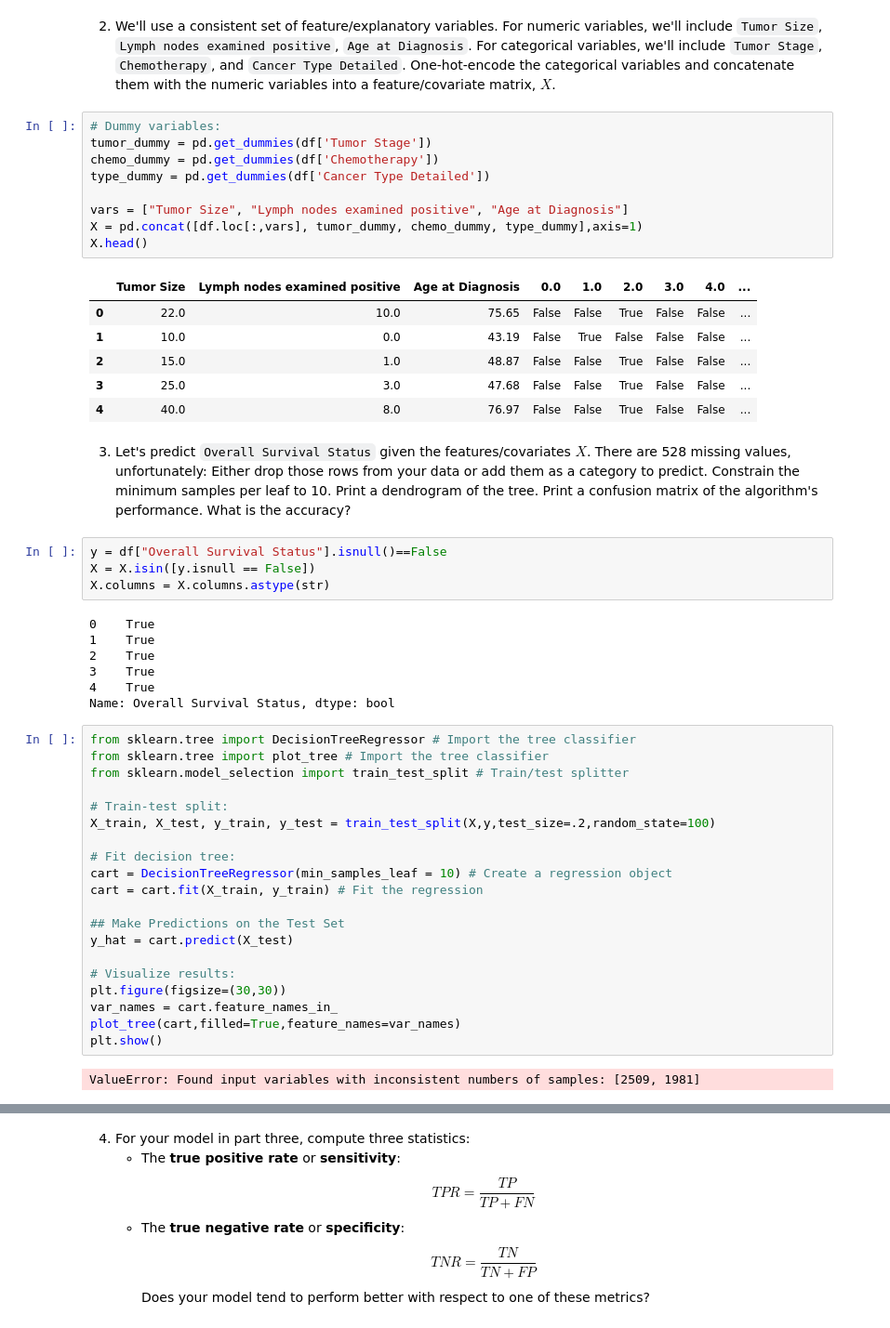
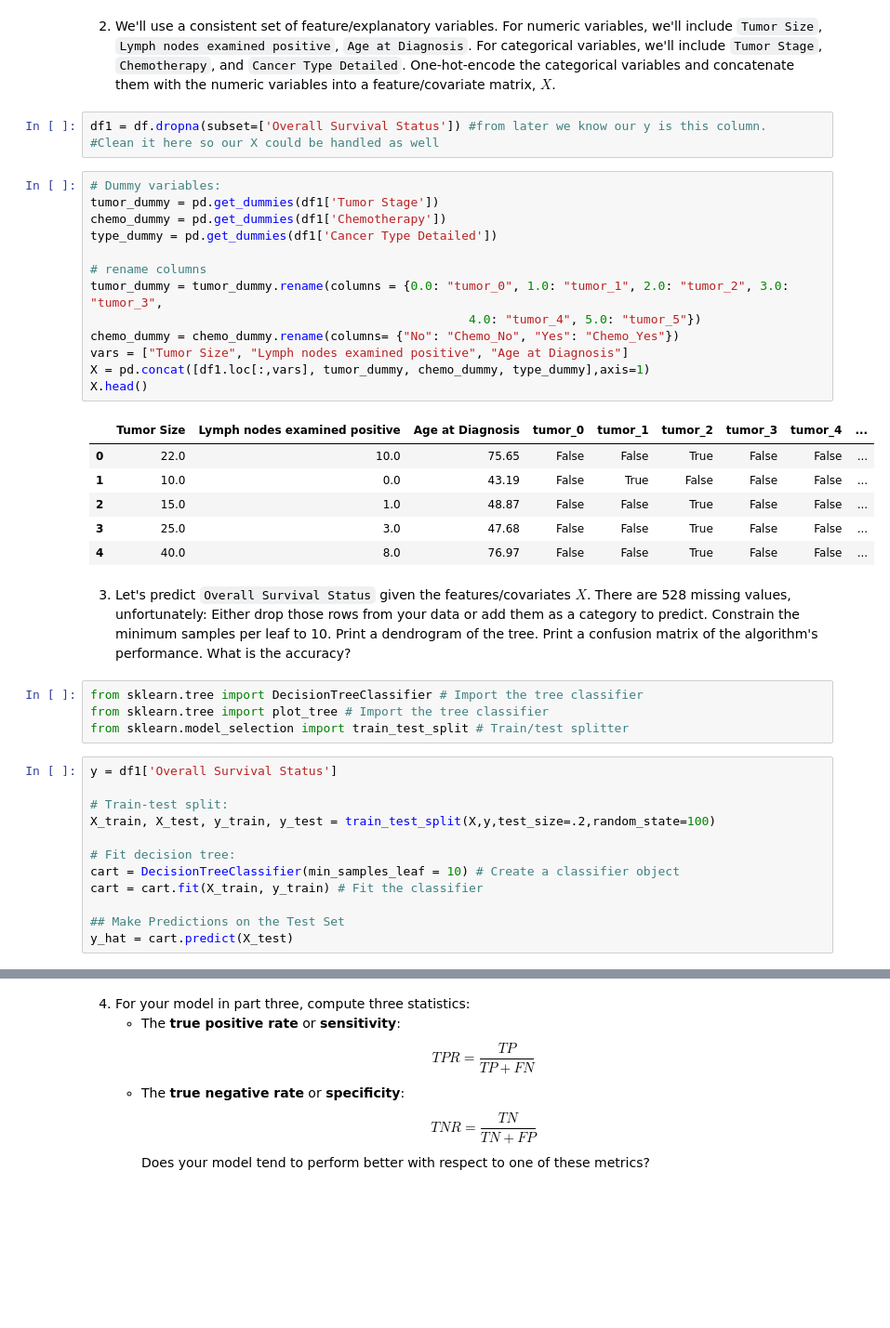
Before and after one commit to xec9cp/trees_assignment, a Jupyter notebook: assignment.ipynb, the cells around one changed output, grey strips where cells are left out. Shown at 93% size. Drawn from its saved outputs; the diff is of its cells as text; blank space fills up the shorter version.

```diff
--- a/assignment.ipynb
+++ b/assignment.ipynb
@@ -50,17 +50,24 @@ df.head()
 5 rows × 34 columns
 # %% [markdown]
 2.  We'll use a consistent set of feature/explanatory variables. For numeric variables, we'll include `Tumor Size`, `Lymph nodes examined positive`, `Age at Diagnosis`. For categorical variables, we'll include `Tumor Stage`, `Chemotherapy`, and `Cancer Type Detailed`. One-hot-encode the categorical variables and concatenate them with the numeric variables into a feature/covariate matrix, $X$.
+# %%
+df1 = df.dropna(subset=['Overall Survival Status']) #from later we know our y is this column.
+#Clean it here so our X could be handled as well
 # %%
 # Dummy variables:
-tumor_dummy = pd.get_dummies(df['Tumor Stage'])
-chemo_dummy = pd.get_dummies(df['Chemotherapy'])
-type_dummy = pd.get_dummies(df['Cancer Type Detailed'])
+tumor_dummy = pd.get_dummies(df1['Tumor Stage'])
+chemo_dummy = pd.get_dummies(df1['Chemotherapy'])
+type_dummy = pd.get_dummies(df1['Cancer Type Detailed'])
 
+# rename columns
+tumor_dummy = tumor_dummy.rename(columns = {0.0: "tumor_0", 1.0: "tumor_1", 2.0: "tumor_2", 3.0: "tumor_3",
+                                                    4.0: "tumor_4", 5.0: "tumor_5"})
+chemo_dummy = chemo_dummy.rename(columns= {"No": "Chemo_No", "Yes": "Chemo_Yes"})
 vars = ["Tumor Size", "Lymph nodes examined positive", "Age at Diagnosis"]
-X = pd.concat([df.loc[:,vars], tumor_dummy, chemo_dummy, type_dummy],axis=1)
+X = pd.concat([df1.loc[:,vars], tumor_dummy, chemo_dummy, type_dummy],axis=1)
 X.head()
 # %% [output]
-|  | Tumor Size | Lymph nodes examined positive | Age at Diagnosis | 0.0 | 1.0 | 2.0 | 3.0 | 4.0 | ... |
+|  | Tumor Size | Lymph nodes examined positive | Age at Diagnosis | tumor_0 | tumor_1 | tumor_2 | tumor_3 | tumor_4 | ... |
 | 0 | 22.0 | 10.0 | 75.65 | False | False | True | False | False | ... |
 | 1 | 10.0 | 0.0 | 43.19 | False | True | False | False | False | ... |
 | 2 | 15.0 | 1.0 | 48.87 | False | False | True | False | False | ... |
@@ -68,36 +75,19 @@ X.head()
 | 4 | 40.0 | 8.0 | 76.97 | False | False | True | False | False | ... |
 # %% [markdown]
 3. Let's predict `Overall Survival Status` given the features/covariates $X$. There are 528 missing values, unfortunately: Either drop those rows from your data or add them as a category to predict. Constrain the minimum samples per leaf to 10. Print a dendrogram of the tree. Print a confusion matrix of the algorithm's performance. What is the accuracy?
-# %%
-y = df["Overall Survival Status"].isnull()==False
-X = X.isin([y.isnull == False])
-X.columns = X.columns.astype(str)
-# %% [output]
-0    True
-1    True
-2    True
-3    True
-4    True
-Name: Overall Survival Status, dtype: bool
+# %%
+from sklearn.tree import DecisionTreeClassifier # Import the tree classifier
+from sklearn.tree import plot_tree # Import the tree classifier
+from sklearn.model_selection import train_test_split # Train/test splitter
 # %%
-from sklearn.tree import DecisionTreeRegressor # Import the tree classifier
-from sklearn.tree import plot_tree # Import the tree classifier
-from sklearn.model_selection import train_test_split # Train/test splitter
+y = df1['Overall Survival Status']
 
 # Train-test split:
 X_train, X_test, y_train, y_test = train_test_split(X,y,test_size=.2,random_state=100)
 
 # Fit decision tree:
-cart = DecisionTreeRegressor(min_samples_leaf = 10) # Create a regression object
-cart = cart.fit(X_train, y_train) # Fit the regression
+cart = DecisionTreeClassifier(min_samples_leaf = 10) # Create a classifier object
+cart = cart.fit(X_train, y_train) # Fit the classifier
 
 ## Make Predictions on the Test Set
 y_hat = cart.predict(X_test)
-
-# Visualize results:
-plt.figure(figsize=(30,30))
-var_names = cart.feature_names_in_
-plot_tree(cart,filled=True,feature_names=var_names)
-plt.show()
-# %% [output]
-ValueError: Found input variables with inconsistent numbers of samples: [2509, 1981]
```
Also changed, not shown: parts of 12 cells of this notebook.
